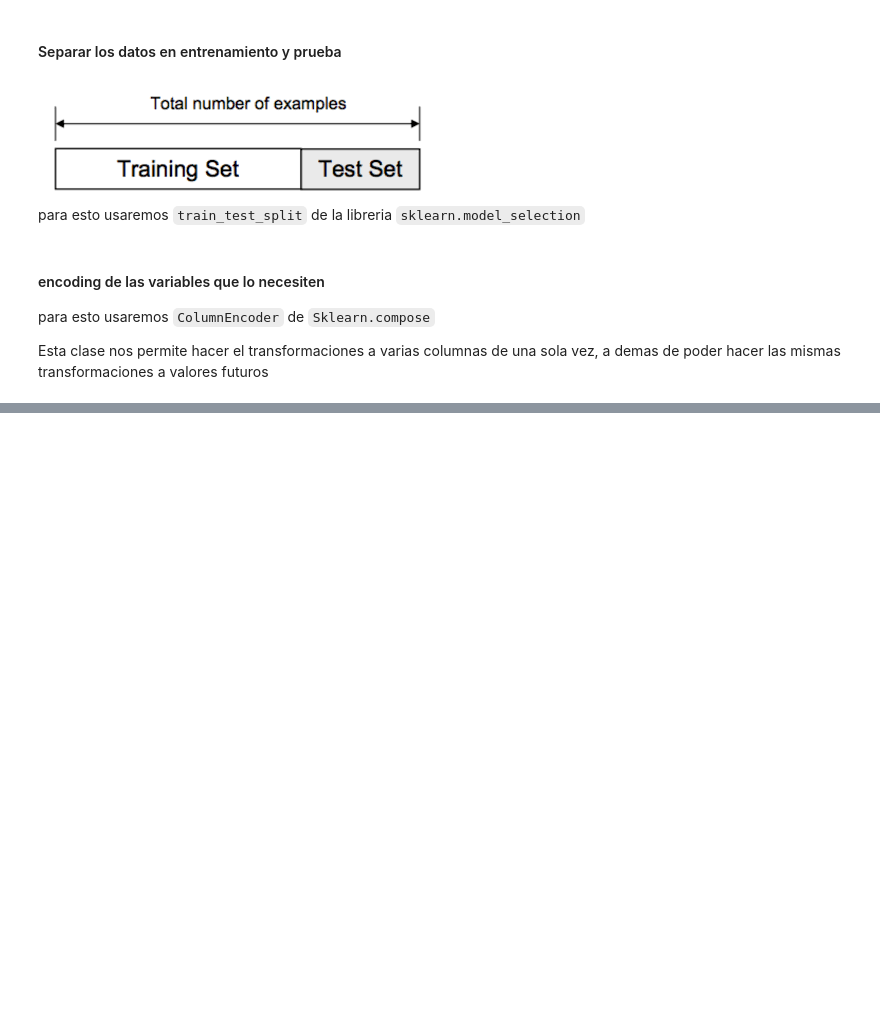
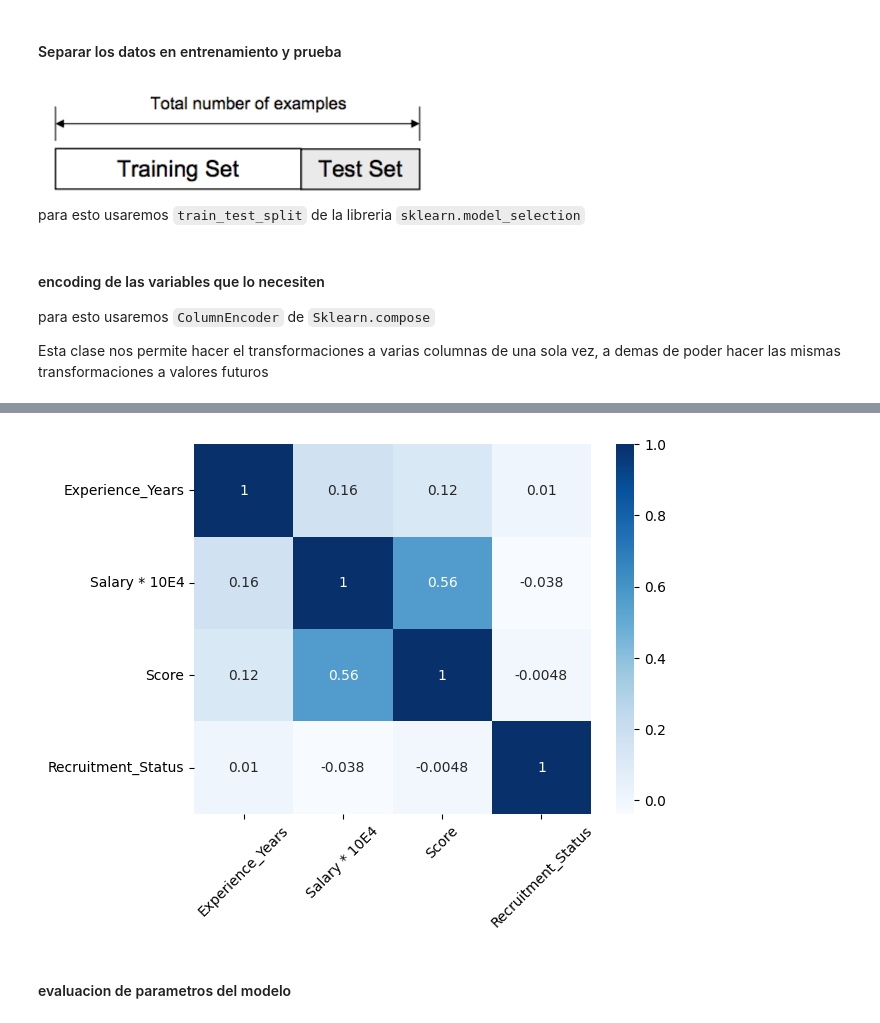
Before and after one commit to JPHITA/Monitoria-IA, a Jupyter notebook: Diapositivas/TALLER 6 - Aprendizaje supervisado - DT y NB/taller s.ipynb, the cells around one changed output, grey strips where cells are left out. Drawn from its saved outputs; the diff is of its cells as text; code cells hidden in the pictures; blank space fills up the shorter version.

```diff
--- a/Diapositivas/TALLER 6 - Aprendizaje supervisado - DT y NB/taller s.ipynb
+++ b/Diapositivas/TALLER 6 - Aprendizaje supervisado - DT y NB/taller s.ipynb
@@ -156,0 +200,11 @@ ColTransformer = ColumnTransformer([
+# %%
+numerical_cols = ['Experience_Years', 'Salary * 10E4', 'Score', "Recruitment_Status"]
+
+sns.heatmap(X_y[numerical_cols].corr(), annot=True, cmap="Blues")
+
+plt.xticks(rotation=45)
+plt.show()
+# %% [output]
+[figure, added]
+# %% [markdown]
+#### evaluacion de parametros del modelo
```
Also changed, not shown: parts of 6 cells of this notebook.
